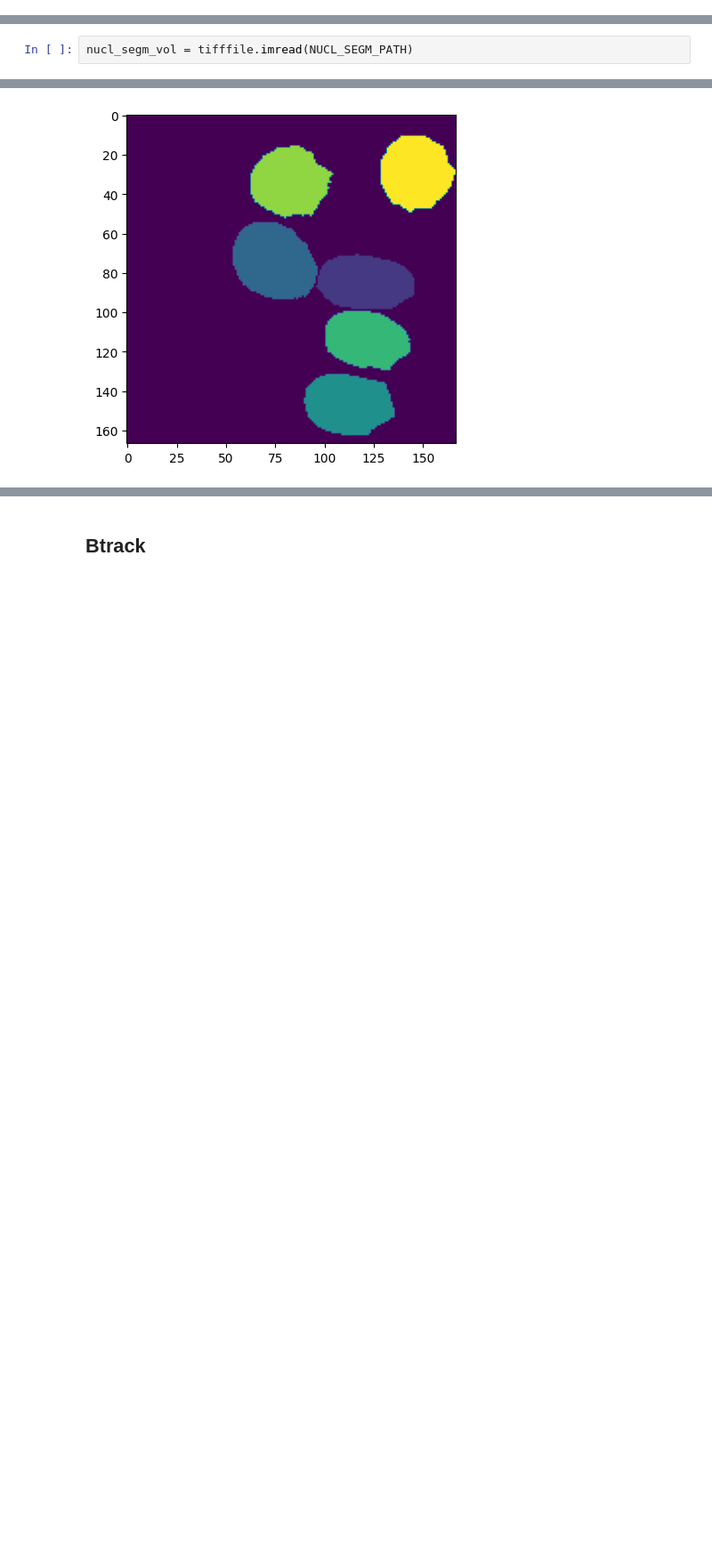
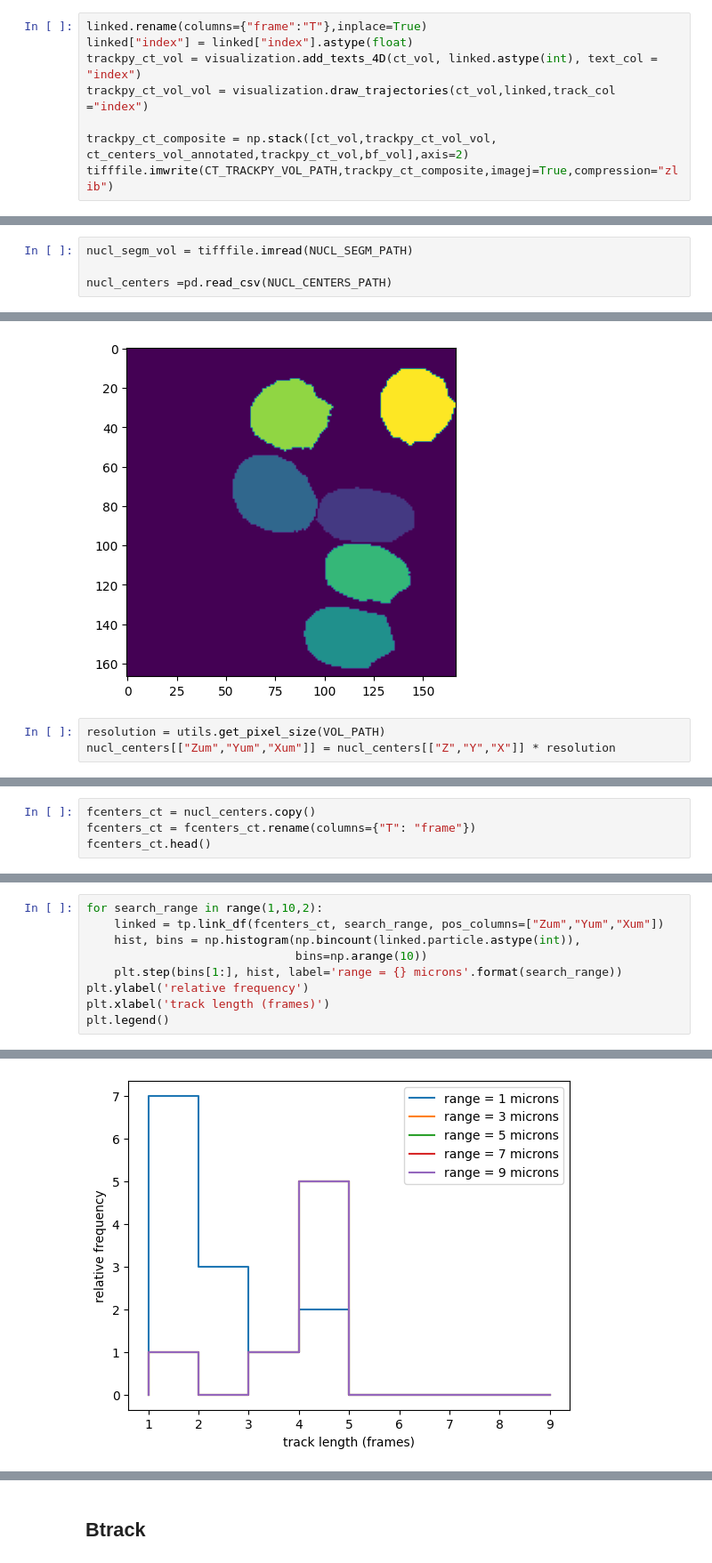
Before and after one commit to UPGON/Zfish_Centrioles_Tracking_Pipeline, a Jupyter notebook: notebooks/tracking/20260506CFHc_CetnEos_H2BmCherry_CS_30hpf_25-63x.ipynb, the cells around one changed output, grey strips where cells are left out. Shown at 89% size. Cells and saved outputs as stored; diff of their text form; blank space fills up the shorter version.

Commit message:
Added nucl-cent pairing

```diff
--- a/notebooks/tracking/20260506CFHc_CetnEos_H2BmCherry_CS_30hpf_25-63x.ipynb
+++ b/notebooks/tracking/20260506CFHc_CetnEos_H2BmCherry_CS_30hpf_25-63x.ipynb
@@ -206,3 +193,11 @@ tifffile.imwrite(CT_TRACKPY_VOL_PATH, trackpy_ct_vol,imagej=True,compression="zl
+# %%
+linked.rename(columns={"frame":"T"},inplace=True)
+linked["index"] = linked["index"].astype(float)
+trackpy_ct_vol = visualization.add_texts_4D(ct_vol, linked.astype(int), text_col = "index")
+trackpy_ct_vol_vol = visualization.draw_trajectories(ct_vol,linked,track_col ="index")
+
+trackpy_ct_composite = np.stack([ct_vol,trackpy_ct_vol_vol, ct_centers_vol_annotated,trackpy_ct_vol,bf_vol],axis=2)
+tifffile.imwrite(CT_TRACKPY_VOL_PATH,trackpy_ct_composite,imagej=True,compression="zlib")
 # %% [markdown]
 This works mostly well
 # %% [markdown]
@@ -375,6 +428,8 @@ NULCL_ULTRACK_RES_PATH = ROOT /"tracking"/"nuclei"/"ultrack"/"track.csv"
 NUCL_LABELS_CHANNEL_ID = 1
 # %%
 nucl_segm_vol = tifffile.imread(NUCL_SEGM_PATH)
+
+nucl_centers =pd.read_csv(NUCL_CENTERS_PATH)
 # %%
 nucl_labels = nucl_segm_vol[:,:,NUCL_LABELS_CHANNEL_ID]
 nucl_labels_zmax = np.max(nucl_labels,axis=1)
@@ -383,3 +438,6 @@ plt.imshow(nucl_labels_zmax[0])
 # %% [output]
 <matplotlib.image.AxesImage at 0x...>
 [figure]
+# %%
+resolution = utils.get_pixel_size(VOL_PATH)
+nucl_centers[["Zum","Yum","Xum"]] = nucl_centers[["Z","Y","X"]] * resolution
@@ -385,0 +446,4 @@ plt.imshow(nucl_labels_zmax[0])
+# %%
+fcenters_ct = nucl_centers.copy()
+fcenters_ct = fcenters_ct.rename(columns={"T": "frame"})
+fcenters_ct.head()
@@ -385,0 +457,10 @@ plt.imshow(nucl_labels_zmax[0])
+# %%
+for search_range in range(1,10,2):
+    linked = tp.link_df(fcenters_ct, search_range, pos_columns=["Zum","Yum","Xum"])
+    hist, bins = np.histogram(np.bincount(linked.particle.astype(int)),
+                              bins=np.arange(10))
+    plt.step(bins[1:], hist, label='range = {} microns'.format(search_range))
+plt.ylabel('relative frequency')
+plt.xlabel('track length (frames)')
+plt.legend()
+# %% [output]
@@ -385,0 +469 @@ plt.imshow(nucl_labels_zmax[0])
+[figure, added]
```
Also changed, not shown: parts of 25 cells of this notebook, 28 other files.
